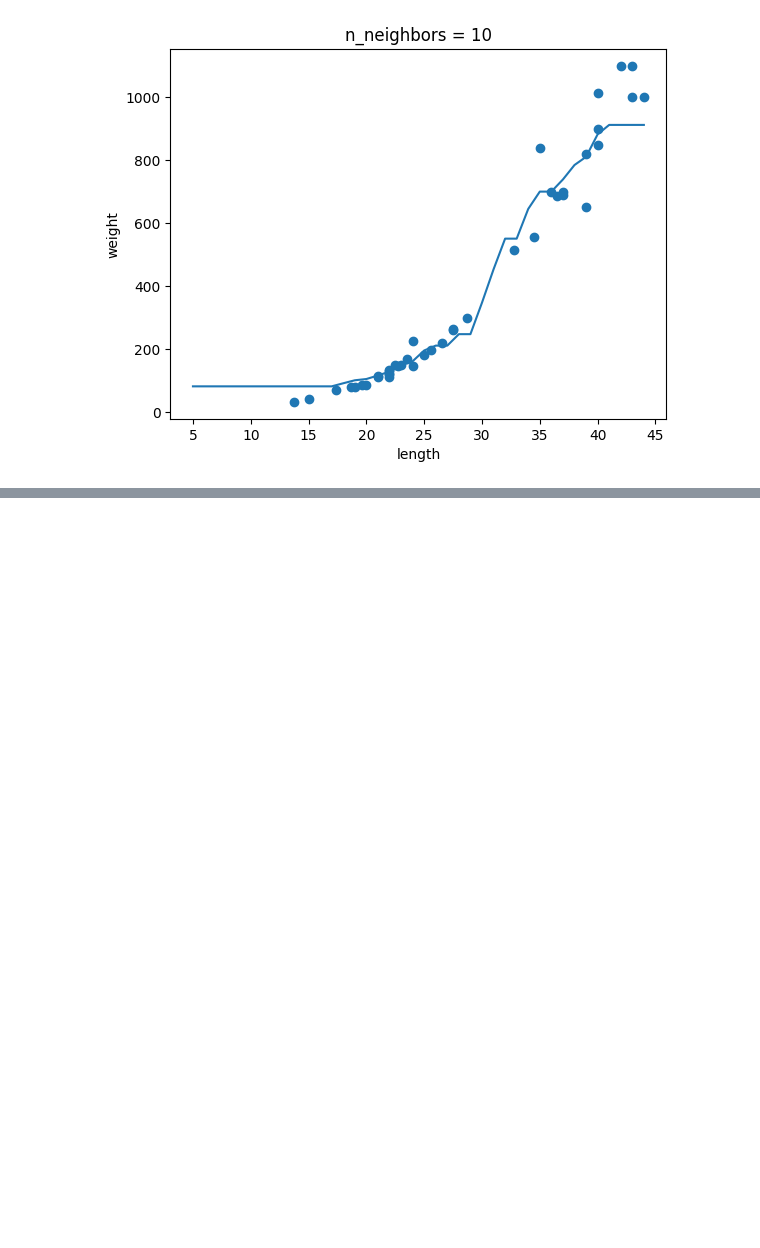
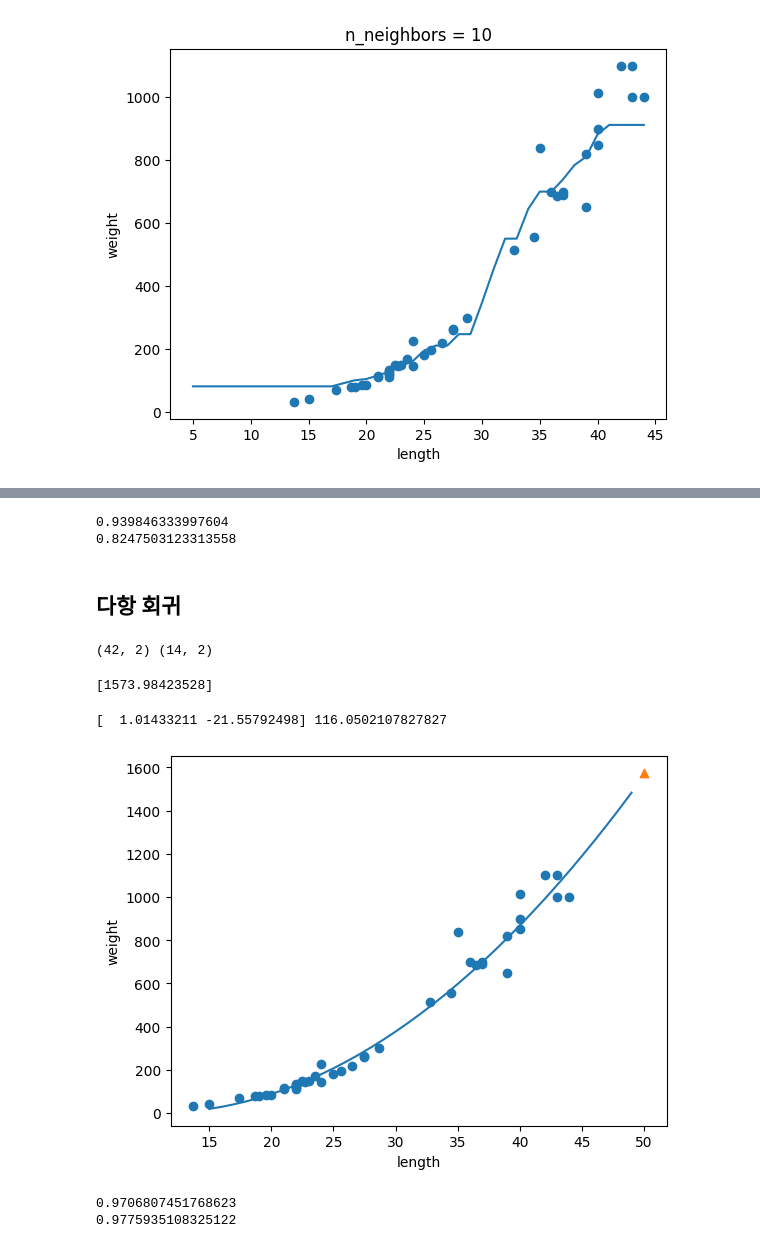
Before and after one commit to Sangyeonglee353/ai-hongong, a Jupyter notebook: Chapter_03_회귀_알고리즘과_모델_규제.ipynb, the cells around one changed output, grey strips where cells are left out. Cells and saved outputs as stored; diff of their text form; code cells hidden in the pictures; blank space fills up the shorter version.

```diff
--- a/Chapter_03_회귀_알고리즘과_모델_규제.ipynb
+++ b/Chapter_03_회귀_알고리즘과_모델_규제.ipynb
@@ -140,0 +260,56 @@ for n in [1, 5, 10]:
+# %%
+# 결정 계수 R^2 확인
+print(lr.score(train_input, train_target)) # 훈련 세트
+print(lr.score(test_input, test_target)) # 테스트 세트
+# %% [output]
+0.939846333997604
+0.8247503123313558
+# %% [markdown]
+## 다항 회귀
+# %%
+# 넘파이 브로드캐스팅을 활용해 길이 제곱항을 훈련 세트에 추가하기
+train_ploy = np.column_stack((train_input ** 2, train_input))
+test_ploy = np.column_stack((test_input ** 2, test_input))
+# %%
+# 만든 데이터셋 확인
+print(train_ploy.shape, test_ploy.shape)
+# %% [output]
+(42, 2) (14, 2)
+# %%
+# 2차 방정식 그래프를 찾기 위해 훈련 세트에 제곱항을 추가
+# but, 타깃값은 그대로 사용 => 목표하는 값은 어떤 그래프를 훈련하든지 바꿀 필요 X
+lr = LinearRegression()
+lr.fit(train_ploy, train_target)
+
+print(lr.predict([[50**2, 50]]))
+# %% [output]
+[1573.98423528]
+# %%
+# 훈련 계수와 절편 출력
+print(lr.coef_, lr.intercept_)
+# %% [output]
+[  1.01433211 -21.55792498] 116.0502107827827
+# %%
+# 구간별 직선을 그리기 위해 15에서 49까지 정수 배열을 만든다.
+point = np.arange(15, 50)
+
+# 훈련 세트의 산점도를 그린다.
+plt.scatter(train_input, train_target)
+
+# 15에서 49까지 2차 방정식 그래프를 그린다.
+plt.plot(point, 1.01*point**2 - 21.6*point + 116.05)
+
+# 50cm 농어 데이터
+plt.scatter(50, 1574, marker='^')
+plt.xlabel('length')
+plt.ylabel('weight')
+plt.show()
+# %% [output]
+[figure, added]
+# %%
+# 훈련 세트와 테스트 세트의 결정 계수 R^2 평가
+print(lr.score(train_ploy, train_target))
+print(lr.score(test_ploy, test_target))
+# %% [output]
+0.9706807451768623
+0.9775935108325122
```
Also changed, not shown: parts of 16 cells of this notebook.
